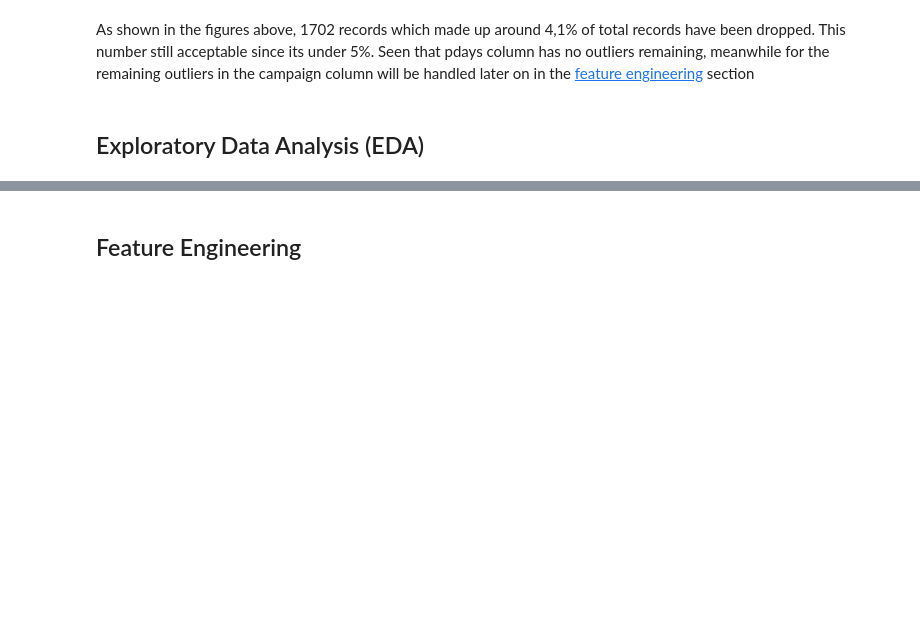
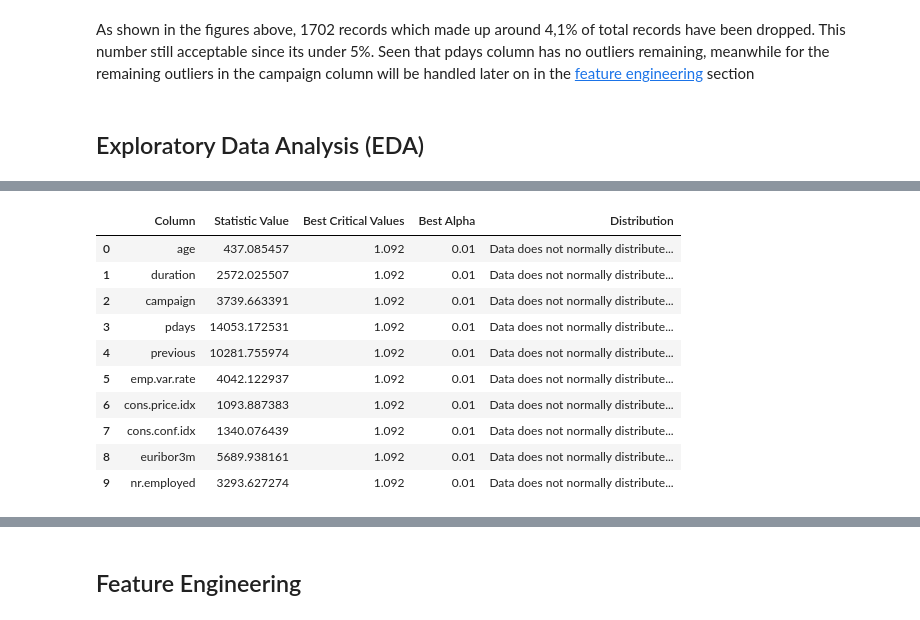
Before and after one commit to seanka/Python-BankTelemarketing-MachineLearning, a Jupyter notebook: Notebook/Notebook.ipynb, the cells around one changed output, grey strips where cells are left out. Cells and saved outputs as stored; diff of their text form; code cells hidden in the pictures; blank space fills up the shorter version.

```diff
--- a/Notebook/Notebook.ipynb
+++ b/Notebook/Notebook.ipynb
@@ -420,0 +465,42 @@ As shown in the figures above, 1702 records which made up around 4,1% of total r
+# %%
+result = {"stats_values": [], "best_crit_values": [], "best_sgnfc_level": [], "distribution": []}
+
+for col in numerical_columns:
+    anderson_test = anderson(data[col])
+
+    # Use for looking the best critical values and significance level
+    best_i = 0
+    dist_stat = ""
+    for i, crit_value in enumerate(anderson_test.critical_values):
+        if anderson_test.statistic < crit_value:
+            best_i = i
+            dist_stat = f"Data is normally distributed at {anderson_test.significance_level[best_i]} significance level"
+            break
+        elif i+1 == len(anderson_test.critical_values):
+            best_i = i
+            dist_stat = "Data does not normally distributed at any significance level"
+
+    result["stats_values"].append(anderson_test.statistic)
+    result["best_crit_values"].append(anderson_test.critical_values[best_i])
+    result["best_sgnfc_level"].append((anderson_test.significance_level[best_i]) / 100)
+    result["distribution"].append(dist_stat)
+
+pd.DataFrame({
+    "Column": numerical_columns.columns,
+    "Statistic Value": result['stats_values'],
+    "Best Critical Values": result['best_crit_values'],
+    "Best Alpha": result['best_sgnfc_level'],
+    "Distribution": result['distribution'],
+})
+# %% [output]
+|  | Column | Statistic Value | Best Critical Values | Best Alpha | Distribution |
+| 0 | age | 437.085457 | 1.092 | 0.01 | Data does not normally distribute... |
+| 1 | duration | 2572.025507 | 1.092 | 0.01 | Data does not normally distribute... |
+| 2 | campaign | 3739.663391 | 1.092 | 0.01 | Data does not normally distribute... |
+| 3 | pdays | 14053.172531 | 1.092 | 0.01 | Data does not normally distribute... |
+| 4 | previous | 10281.755974 | 1.092 | 0.01 | Data does not normally distribute... |
+| 5 | emp.var.rate | 4042.122937 | 1.092 | 0.01 | Data does not normally distribute... |
+| 6 | cons.price.idx | 1093.887383 | 1.092 | 0.01 | Data does not normally distribute... |
+| 7 | cons.conf.idx | 1340.076439 | 1.092 | 0.01 | Data does not normally distribute... |
+| 8 | euribor3m | 5689.938161 | 1.092 | 0.01 | Data does not normally distribute... |
+| 9 | nr.employed | 3293.627274 | 1.092 | 0.01 | Data does not normally distribute... |
```
Also changed, not shown: parts of 47 cells of this notebook.
